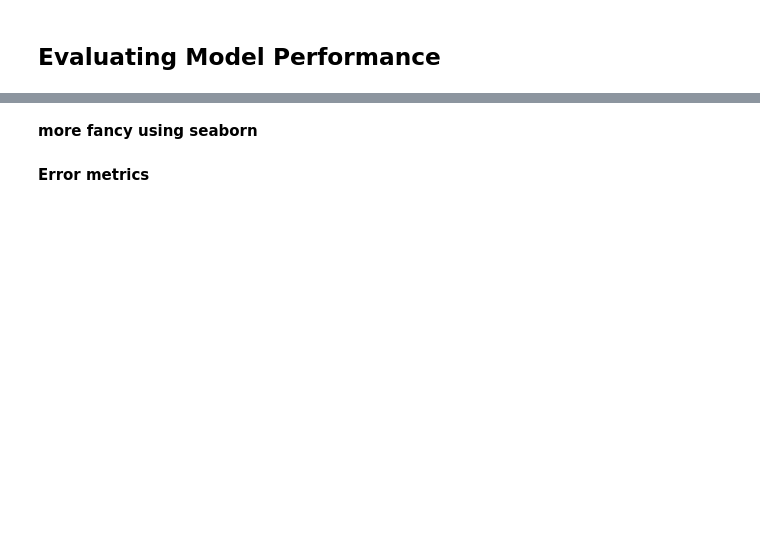
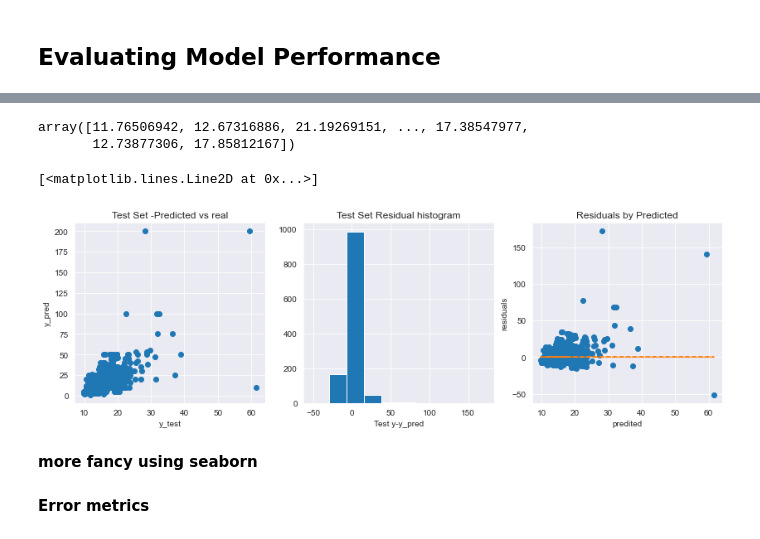
Before and after one commit to fenakabura/IH_RH_DA_FT_AUG_2022, a Jupyter notebook: Class_Materials/Case_Studies/Health_Care_For_All_Case_Study/Intro_To_Pandas_Healthcare For_All_Modeling.ipynb, the cells around one changed output, grey strips where cells are left out. Drawn from its saved outputs; the diff is of its cells as text; code cells hidden in the pictures; blank space fills up the shorter version.

```diff
--- a/Class_Materials/Case_Studies/Health_Care_For_All_Case_Study/Intro_To_Pandas_Healthcare For_All_Modeling.ipynb
+++ b/Class_Materials/Case_Studies/Health_Care_For_All_Case_Study/Intro_To_Pandas_Healthcare For_All_Modeling.ipynb
@@ -370 +385,6 @@ y_pred
+# %%
+y_pred_test
+# %% [output]
+array([11.76506942, 12.67316886, 21.19269151, ..., 17.38547977,
+       12.73877306, 17.85812167])
 # %%
@@ -372,25 +392,28 @@ result=pd.DataFrame({"y_test":y_test,"y_pred":y_pred})
 # %%
 # Make an scatter plot y_pred vs y
 # What kind of plot you will get if all the all the predictions are ok?
 # A stright line
 
 fig, ax = plt.subplots(1,3,figsize=(14,4))
-ax[0].plot(y_pred, y_test, 'o')
+ax[0].plot(y_pred_test, y_test, 'o')
 ax[0].set_xlabel("y_test")
 ax[0].set_ylabel("y_pred")
 ax[0].set_title("Test Set -Predicted vs real")
 
 # Get a histogram of the residuals ie: y - y_pred.  Homoscdasticity
 # It resembles a normal distribution?
-ax[1].hist(y_test - y_pred)
+ax[1].hist(y_test - y_pred_test)
 ax[1].set_xlabel("Test y-y_pred")
 ax[1].set_title("Test Set Residual histogram")
 
-ax[2].plot(y_pred,y_test - y_pred,"o")
+ax[2].plot(y_pred_test,y_test - y_pred_test,"o")
 ax[2].set_xlabel("predited")
 ax[2].set_ylabel("residuals")
 ax[2].set_title("Residuals by Predicted")
-ax[2].plot(y_pred,np.zeros(len(y_pred)),linestyle='dashed')
+ax[2].plot(y_pred_test,np.zeros(len(y_pred_test)),linestyle='dashed')
+# %% [output]
+[<matplotlib.lines.Line2D at 0x...>]
+[figure, added]
 # %% [markdown]
 <b>more fancy using seaborn
 # %%
```
Also changed, not shown: parts of 15 cells of this notebook, 9 other files.
